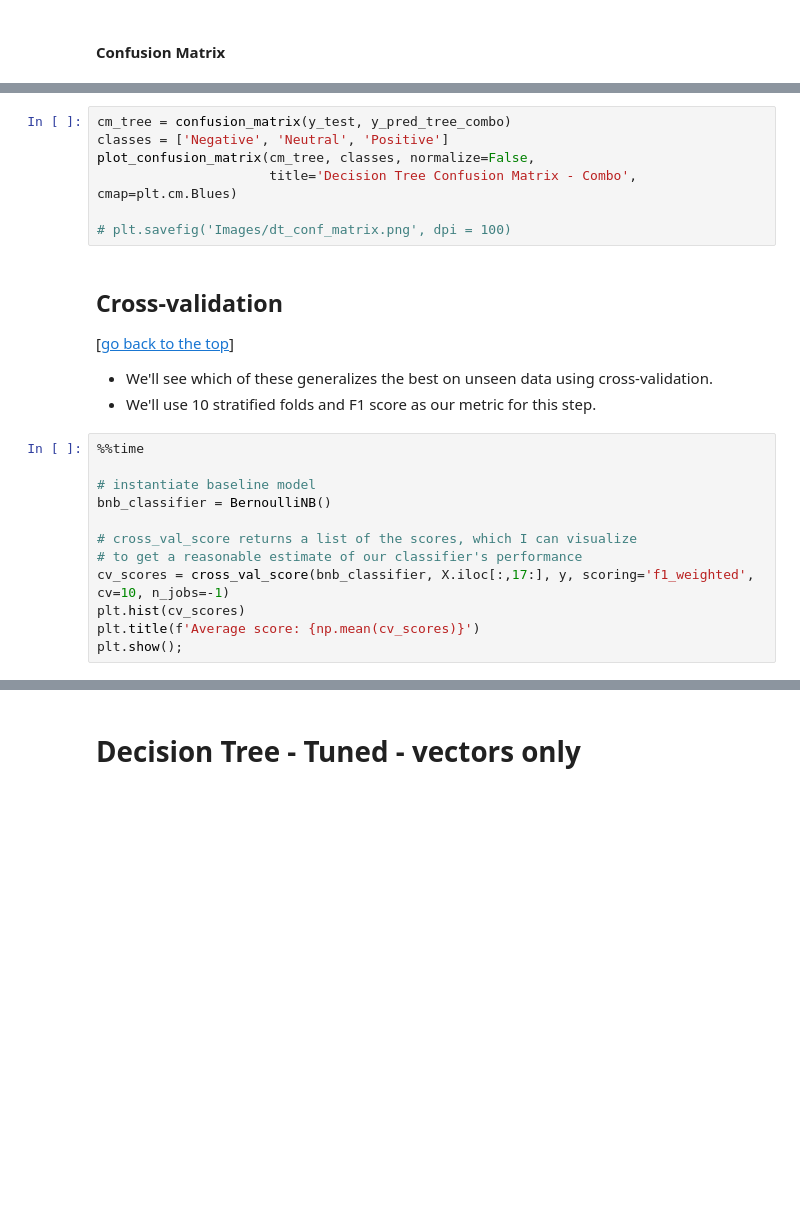
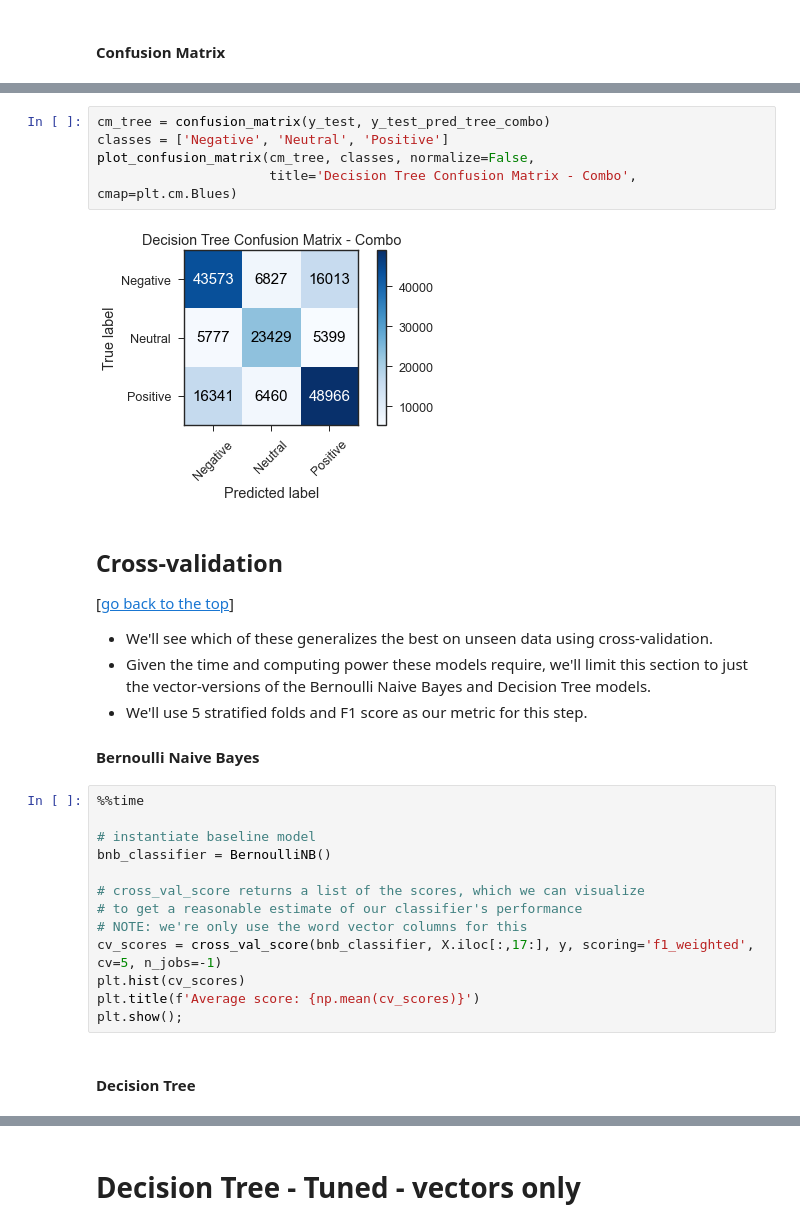
Before and after one commit to p-szymo/twitter-sentiment-analysis, a Jupyter notebook: 04_modeling.ipynb, the cells around one changed output, grey strips where cells are left out. Drawn from its saved outputs; the diff is of its cells as text; blank space fills up the shorter version.

```diff
--- a/04_modeling.ipynb
+++ b/04_modeling.ipynb
@@ -714,26 +798,32 @@ plot_confusion_matrix(cm_tree, classes, normalize=True,
 # %%
-cm_tree = confusion_matrix(y_test, y_pred_tree_combo)
+cm_tree = confusion_matrix(y_test, y_test_pred_tree_combo)
 classes = ['Negative', 'Neutral', 'Positive']
 plot_confusion_matrix(cm_tree, classes, normalize=False,
                       title='Decision Tree Confusion Matrix - Combo', cmap=plt.cm.Blues)
-
-# plt.savefig('Images/dt_conf_matrix.png', dpi = 100)
+# %% [output]
+[figure, added]
 # %% [markdown]
 ## Cross-validation
 
 [[go back to the top](##Masks-Throughout-COVID-19:-A-Twitter-Sentiment-Analysis)]
 
 - We'll see which of these generalizes the best on unseen data using cross-validation.
-- We'll use 10 stratified folds and F1 score as our metric for this step.
+- Given the time and computing power these models require, we'll limit this section to just the vector-versions of the Bernoulli Naive Bayes and Decision Tree models.
+- We'll use 5 stratified folds and F1 score as our metric for this step.
+
+#### Bernoulli Naive Bayes
 # %%
 %%time
 
 # instantiate baseline model
 bnb_classifier = BernoulliNB()
 
-# cross_val_score returns a list of the scores, which I can visualize
+# cross_val_score returns a list of the scores, which we can visualize
 # to get a reasonable estimate of our classifier's performance
-cv_scores = cross_val_score(bnb_classifier, X.iloc[:,17:], y, scoring='f1_weighted', cv=10, n_jobs=-1)
+# NOTE: we're only use the word vector columns for this
+cv_scores = cross_val_score(bnb_classifier, X.iloc[:,17:], y, scoring='f1_weighted', cv=5, n_jobs=-1)
 plt.hist(cv_scores)
 plt.title(f'Average score: {np.mean(cv_scores)}')
 plt.show();
+# %% [markdown]
+#### Decision Tree
```
Also changed, not shown: parts of 19 cells of this notebook, 14 other files.
